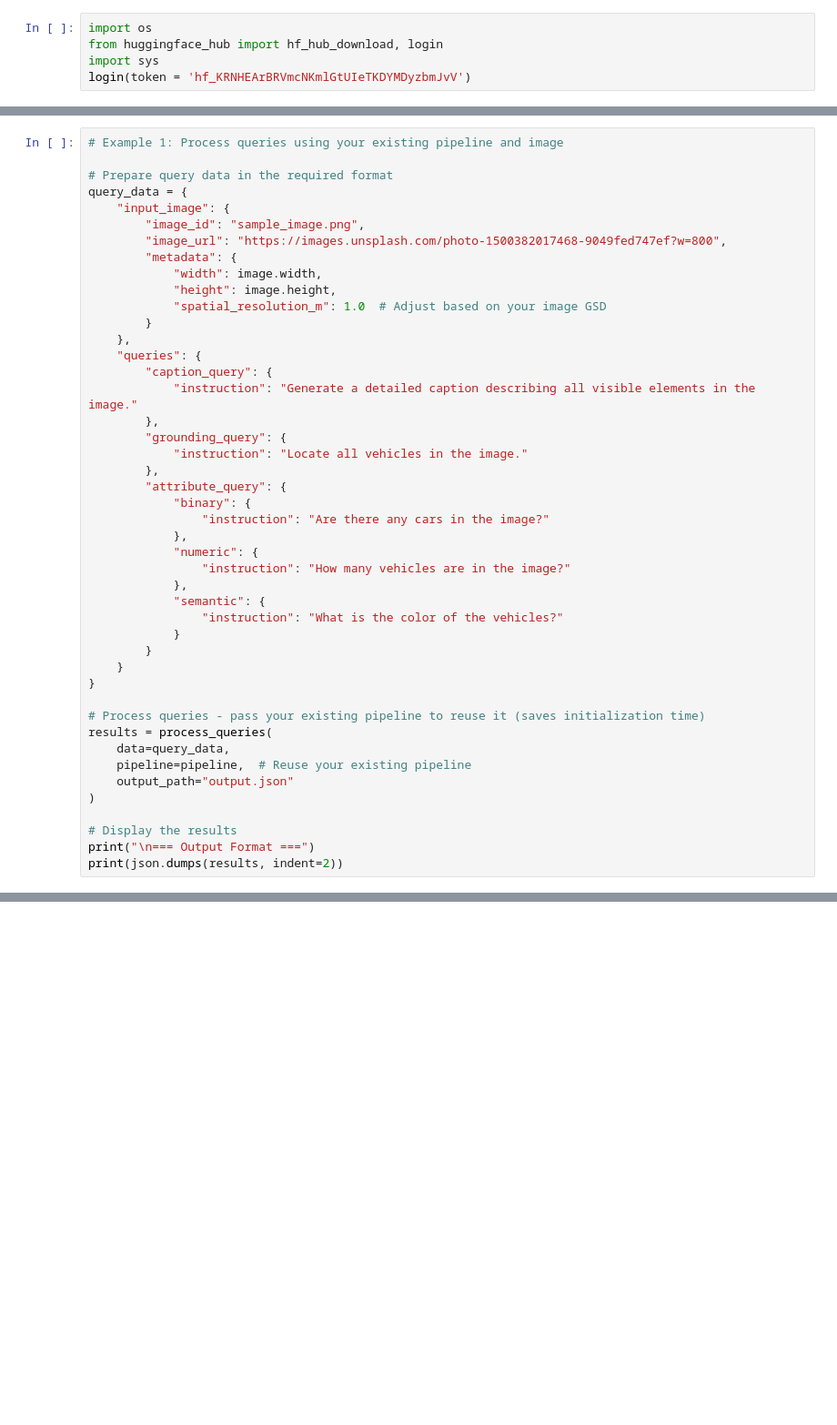
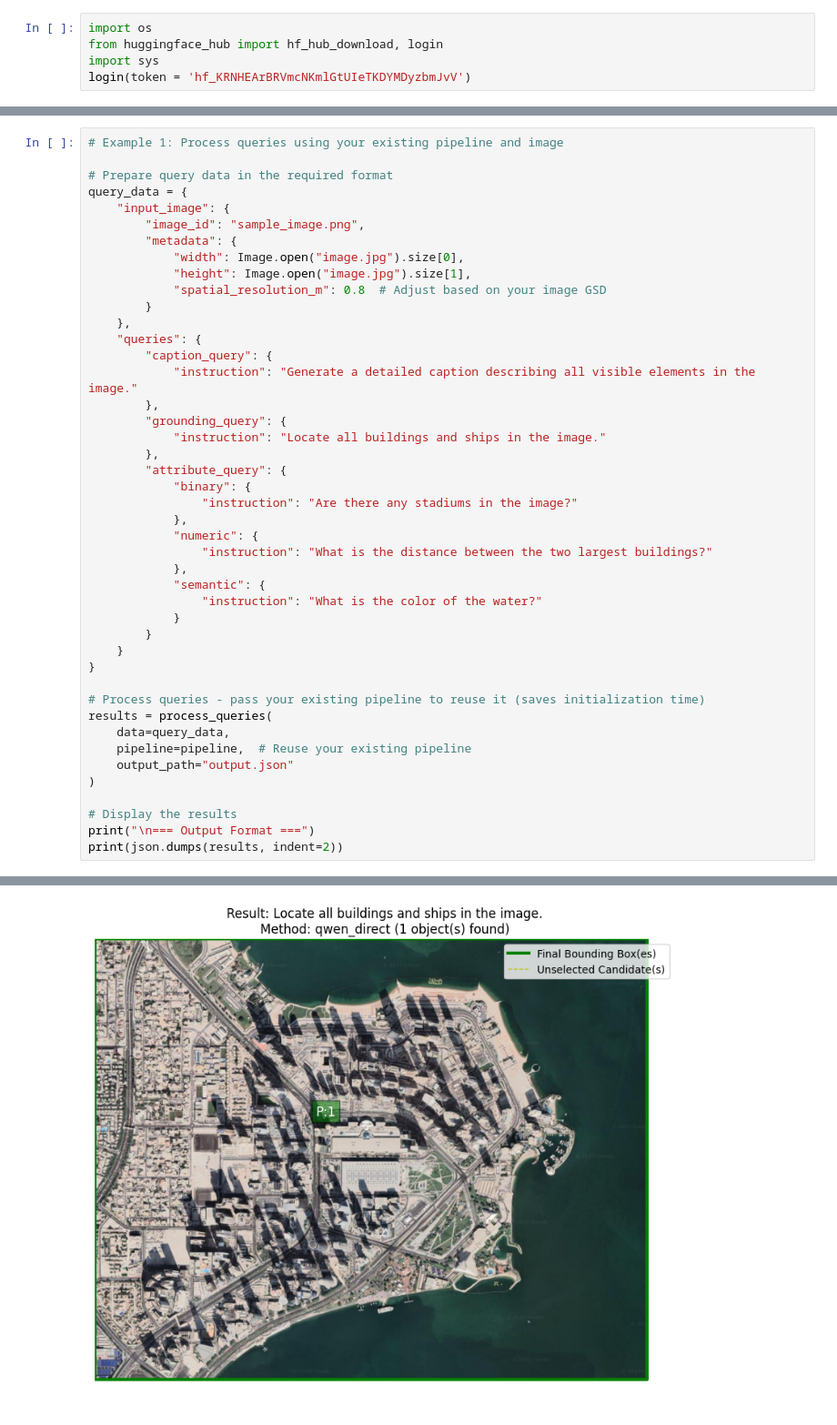
Before and after one commit to Vijayavallabh/ISRO-GeoNLI, a Jupyter notebook: eval.ipynb, the cells around one changed output, grey strips where cells are left out. Shown at 91% size. Drawn from its saved outputs; the diff is of its cells as text; blank space fills up the shorter version.

```diff
--- a/eval.ipynb
+++ b/eval.ipynb
@@ -63,11 +55,10 @@ print("Pipeline processing functions imported! Use process_queries() to run quer
 query_data = {
     "input_image": {
         "image_id": "sample_image.png",
-        "image_url": "https://images.unsplash.com/photo-1500382017468-9049fed747ef?w=800",
         "metadata": {
-            "width": image.width,
-            "height": image.height,
-            "spatial_resolution_m": 1.0  # Adjust based on your image GSD
+            "width": Image.open("image.jpg").size[0],
+            "height": Image.open("image.jpg").size[1],
+            "spatial_resolution_m": 0.8  # Adjust based on your image GSD
         }
     },
     "queries": {
@@ -75,17 +66,17 @@ query_data = {
             "instruction": "Generate a detailed caption describing all visible elements in the image."
         },
         "grounding_query": {
-            "instruction": "Locate all vehicles in the image."
+            "instruction": "Locate all buildings and ships in the image."
         },
         "attribute_query": {
             "binary": {
-                "instruction": "Are there any cars in the image?"
+                "instruction": "Are there any stadiums in the image?"
             },
             "numeric": {
-                "instruction": "How many vehicles are in the image?"
+                "instruction": "What is the distance between the two largest buildings?"
             },
             "semantic": {
-                "instruction": "What is the color of the vehicles?"
+                "instruction": "What is the color of the water?"
             }
         }
     }
@@ -101,3 +92,4 @@ results = process_queries(
 # Display the results
 print("\n=== Output Format ===")
 print(json.dumps(results, indent=2))
+# %% [output]
@@ -103,0 +101 @@ print(json.dumps(results, indent=2))
+[figure, added]
```
Also changed, not shown: parts of 5 cells of this notebook.
